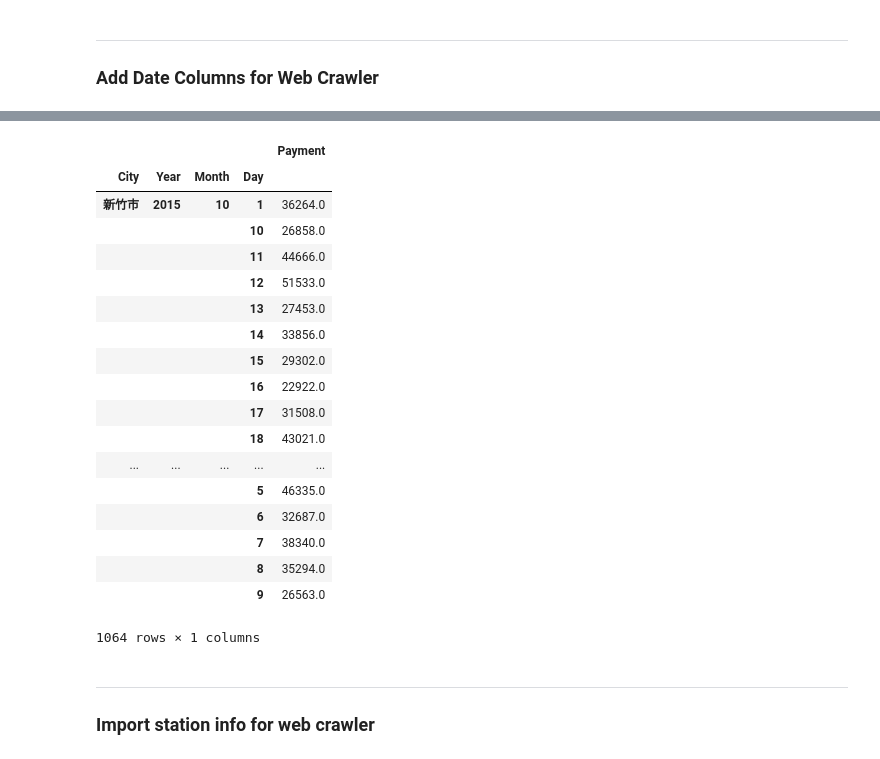
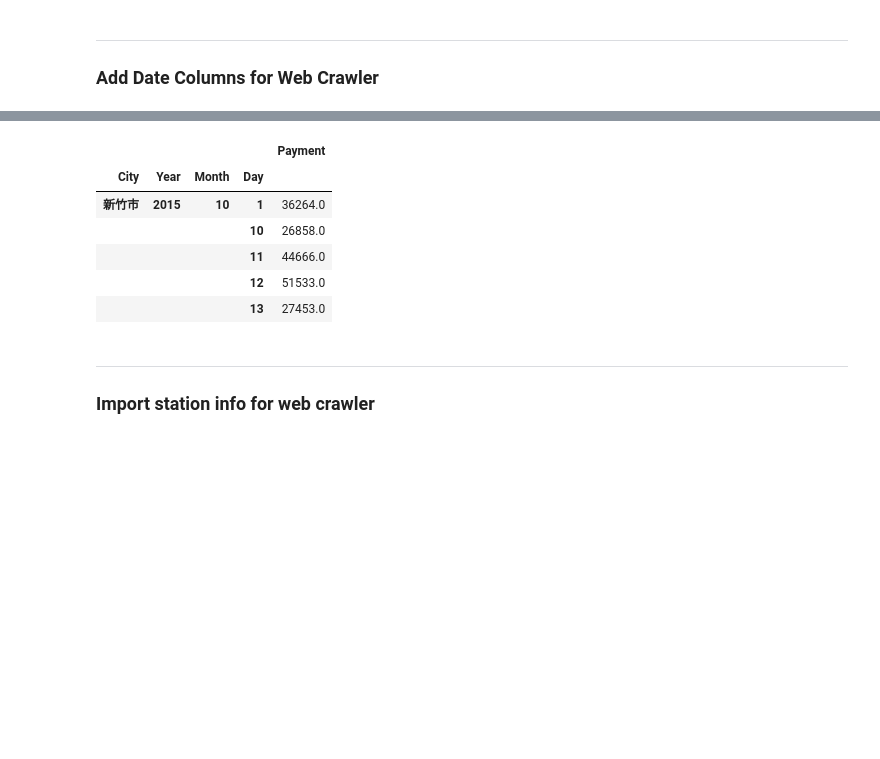
Before and after one commit to snowflakedong/107-1_Python_Project, a Jupyter notebook: Week_2/Class.ipynb, the cells around one changed output, grey strips where cells are left out. Saved outputs shown, nothing was run; the diff lists cells and outputs as text; code cells hidden in the pictures; blank space fills up the shorter version.

```diff
--- a/Week_2/Class.ipynb
+++ b/Week_2/Class.ipynb
@@ -119,27 +107,15 @@ data
 # %%
 Hsinchu = data[data['City']=='新竹市']
 group = Hsinchu.groupby(['City', 'Year', 'Month', 'Day']).sum()
-group
+group.head()
 # %% [output]
 |  |  |  |  | Payment |
 | City | Year | Month | Day |  |
 | 新竹市 | 2015 | 10 | 1 | 36264.0 |
 |  |  |  | 10 | 26858.0 |
 |  |  |  | 11 | 44666.0 |
 |  |  |  | 12 | 51533.0 |
 |  |  |  | 13 | 27453.0 |
-|  |  |  | 14 | 33856.0 |
-|  |  |  | 15 | 29302.0 |
-|  |  |  | 16 | 22922.0 |
-|  |  |  | 17 | 31508.0 |
-|  |  |  | 18 | 43021.0 |
-| ... | ... | ... | ... | ... |
-|  |  |  | 5 | 46335.0 |
-|  |  |  | 6 | 32687.0 |
-|  |  |  | 7 | 38340.0 |
-|  |  |  | 8 | 35294.0 |
-|  |  |  | 9 | 26563.0 |
-1064 rows × 1 columns
 # %% [markdown]
 ---
 ### Import station info for web crawler
```
Also changed, not shown: parts of 8 cells of this notebook.
